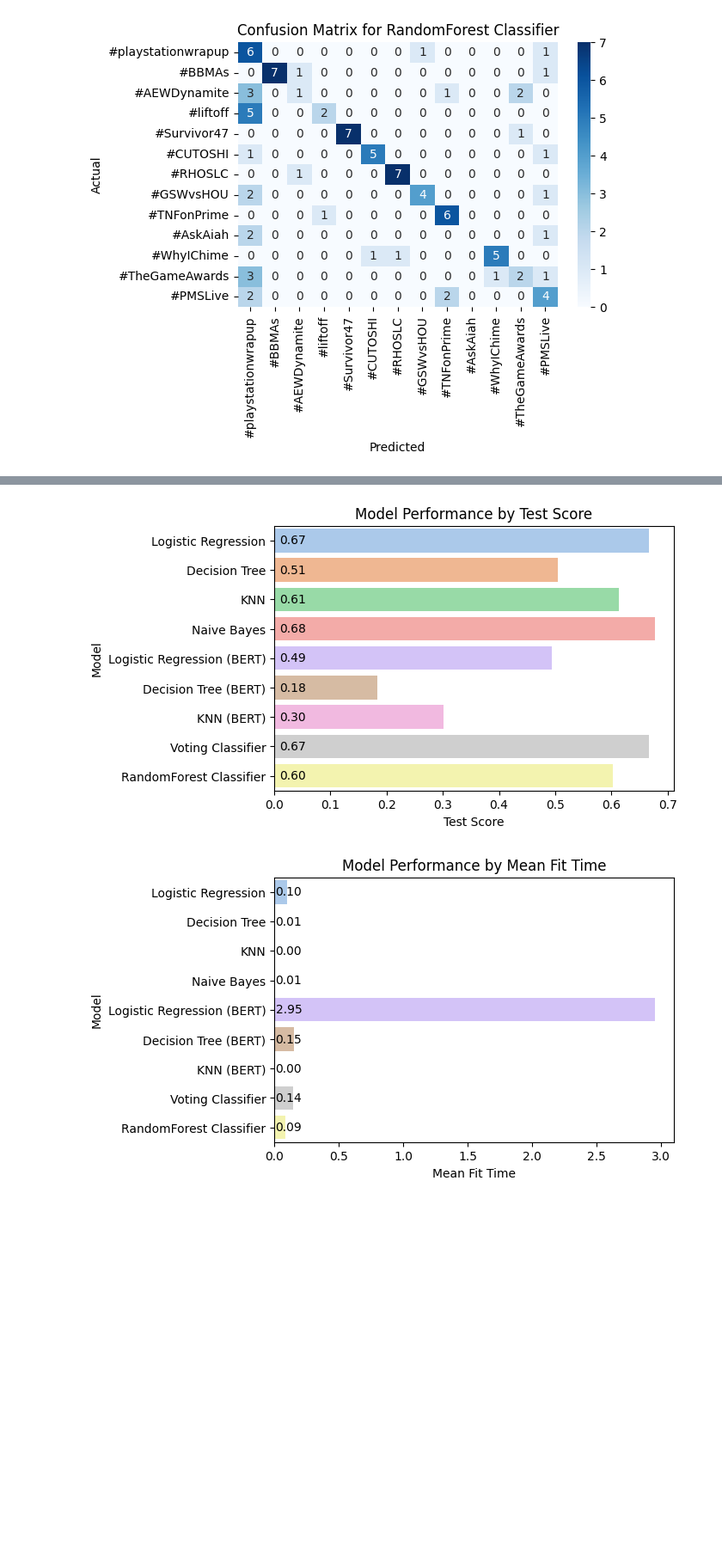
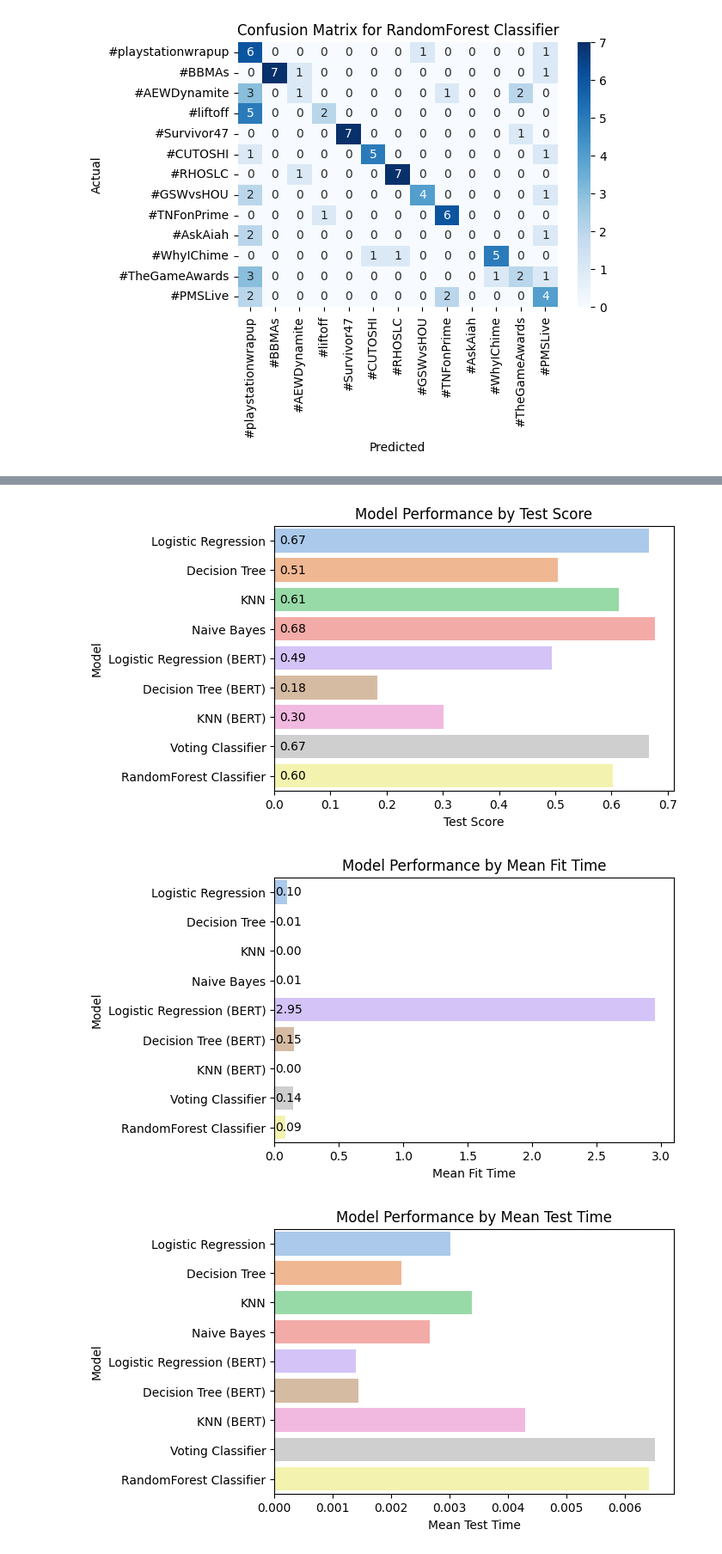
Before and after one commit to adchawla/kraftwerk, a Jupyter notebook: 04_CapstoneProject_GenerationOfRelevantHashTagsForSocialMediaPosts/notebooks/04_AdvancedDataModellingAndEvaluation.ipynb, the cells around one changed output, grey strips where cells are left out. Shown: that part at 86% size. Cells and saved outputs as stored; diff of their text form; code cells hidden in the pictures; blank space fills up the shorter version.

```diff
--- a/04_CapstoneProject_GenerationOfRelevantHashTagsForSocialMediaPosts/notebooks/04_AdvancedDataModellingAndEvaluation.ipynb
+++ b/04_CapstoneProject_GenerationOfRelevantHashTagsForSocialMediaPosts/notebooks/04_AdvancedDataModellingAndEvaluation.ipynb
@@ -243,27 +243,29 @@ merged_results
 # %%
 # Plotting the results
 import matplotlib.pyplot as plt
 import seaborn as sns
 
-for parameter in ['Training Score', 'Test Score', 'Mean Fit Time']:
+for parameter in ['Training Score', 'Test Score', 'Mean Fit Time', 'Mean Test Time']:
 
     # Set the figure size
     plt.figure(figsize=(6, 4))
 
     # Create a barplot of the test scores
     sns.barplot(data=merged_results, x=parameter, y=merged_results.index, palette='pastel', hue=merged_results.index)
 
-    # Add the score values on the bars
-    for i in range(merged_results.shape[0]):
-        plt.text(0.01, i, f"{merged_results[parameter].iloc[i]:.2f}", va='center')
+    if parameter not in ['Mean Test Time']:
+        # Add the score values on the bars
+        for i in range(merged_results.shape[0]):
+            plt.text(0.01, i, f"{merged_results[parameter].iloc[i]:.2f}", va='center')
 
     # Add labels and title
     plt.xlabel(parameter)
     plt.ylabel('Model')
     #plt.xticks(rotation=75)
     plt.title(f'Model Performance by {parameter}')
     plt.show()
 # %% [output]
 [figure]
 [figure]
 [figure]
+[figure, added]
```
Also changed, not shown: 8 other files.
